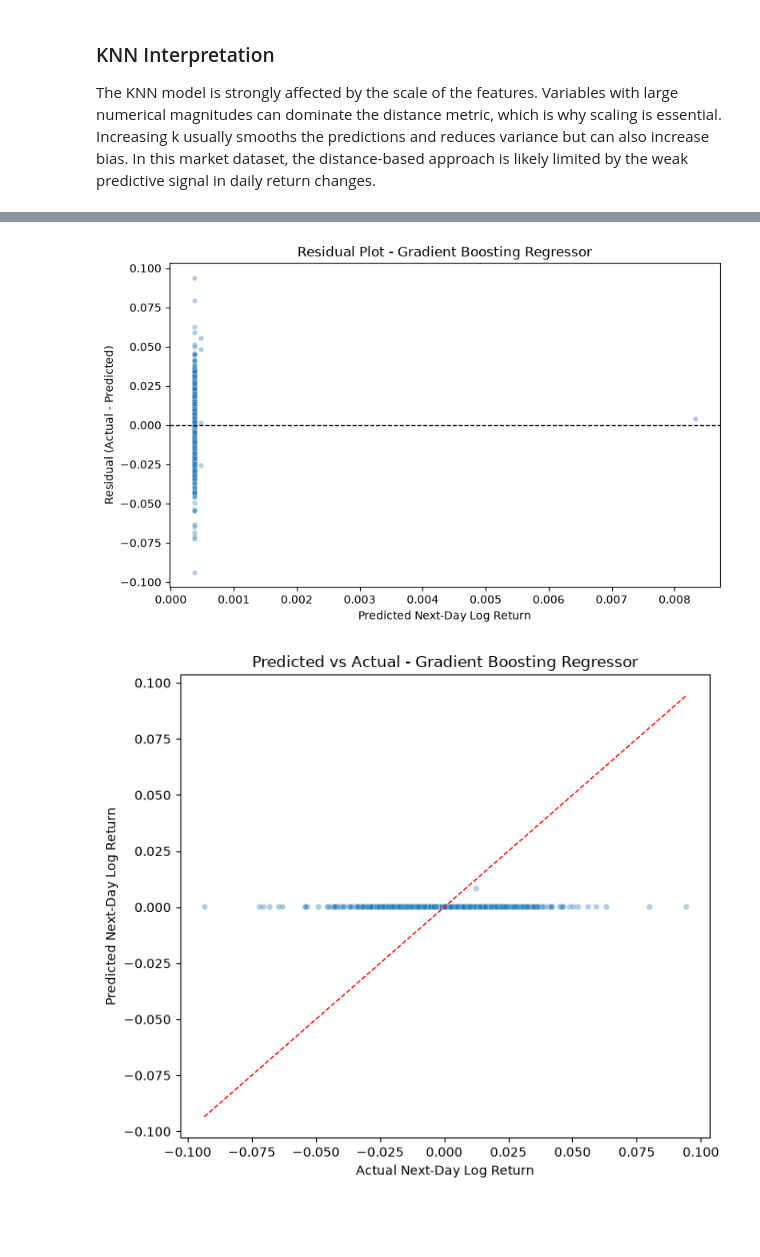
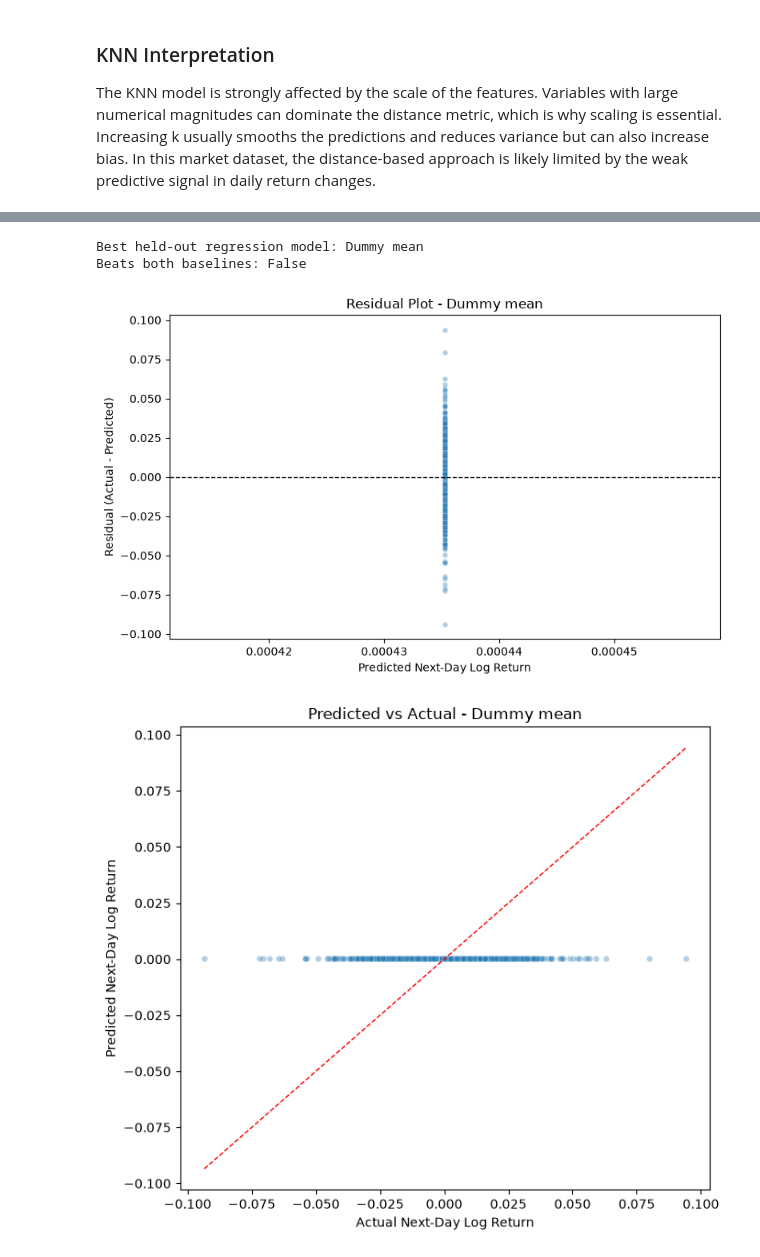
Before and after one commit to Vaishiyy/Stock-Market-Prediction, a Jupyter notebook: Regression.ipynb, the cells around one changed output, grey strips where cells are left out. Cells and saved outputs as stored; diff of their text form; code cells hidden in the pictures; blank space fills up the shorter version.

```diff
--- a/Regression.ipynb
+++ b/Regression.ipynb
@@ -571,36 +547,24 @@ from sklearn.compose import ColumnTransformer
 from sklearn.preprocessing import OneHotEncoder, RobustScaler
 
 numeric_cols = [
-    "Open",
-    "High",
-    "Low",
-    "Close",
-    "Volume",
     "log_return",
     "high_low_range",
     "open_close_change",
     "lag_return_1",
     "lag_return_2",
     "rolling_volatility_5",
-    "volume_change",
-    "ma_5",
-    "price_to_ma5"
+    "volume_change"
 ]
-
 categorical_cols = ["Ticker"]
 
 preprocessor = ColumnTransformer(
     transformers=[
         ("num", RobustScaler(), numeric_cols),
-        ("cat", OneHotEncoder(drop="first", handle_unknown="ignore",
-                              sparse_output=False), categorical_cols)
+        ("cat", OneHotEncoder(drop="first", handle_unknown="ignore", sparse_output=False), categorical_cols)
     ]
 )
 
-# Fit ONLY on training data
 X_train_processed = preprocessor.fit_transform(X_train)
-
-# Use the already-fitted preprocessor on test data
 X_test_processed = preprocessor.transform(X_test)
 
 print("Processed X_train:", X_train_processed.shape)
@@ -1018,32 +957,22 @@ gb_pipe = Pipeline([
     ("preprocess", preprocessor),
     ("model", GradientBoostingRegressor(random_state=42))
 ])
-
 gb_param_grid = {
-    "model__n_estimators": [100, 200, 400],
-    "model__learning_rate": [0.01, 0.05, 0.1],
-    "model__max_depth": [2, 3, 5]
+    "model__n_estimators": [100, 200],
+    "model__learning_rate": [0.05, 0.1],
+    "model__max_depth": [2, 3]
 }
-
-gb_search = GridSearchCV(
-    gb_pipe,
-    gb_param_grid,
-    cv=time_cv,
-    scoring="neg_root_mean_squared_error",
-    n_jobs=-1
-)
+gb_search = GridSearchCV(gb_pipe, gb_param_grid, cv=time_cv, scoring="neg_root_mean_squared_error", n_jobs=-1)
 gb_search.fit(X_train, y_train)
-
 best_gb = gb_search.best_estimator_
 y_pred_gb = best_gb.predict(X_test)
-
 gb_r2 = r2_score(y_test, y_pred_gb)
 gb_rmse = np.sqrt(mean_squared_error(y_test, y_pred_gb))
 gb_mae = mean_absolute_error(y_test, y_pred_gb)
 
 print("Gradient Boosting Regressor")
 print("Best params:", gb_search.best_params_)
-print("R²   :", gb_r2)
+print("R2   :", gb_r2)
 print("RMSE :", gb_rmse)
 print("MAE  :", gb_mae)
 # %% [output]
@@ -1259,43 +1299,50 @@ cv_results.round(6)
 # %%
-# The highest held-out R² model is used for the requested diagnostic plots.
+# The best regression model must beat both baselines to be considered useful.
 best_model_name = model_results.iloc[0]["Model"]
 best_predictions = {
+    "Dummy mean": y_pred_dummy,
+    "Persistence (today's return)": y_pred_persistence,
     "Gradient Boosting Regressor": y_pred_gb,
     "Decision Tree Regressor": y_pred_dt,
     "Random Forest Regressor": y_pred_rf,
     "Linear Regression": y_pred_linear,
     "Ridge Regression": y_pred_ridge,
     "Lasso Regression": y_pred_lasso,
     "ElasticNet Regression": y_pred_elastic,
-    "Polynomial Regression (degree 2)": y_pred_poly2,
+    "Polynomial Ridge (degree 2)": y_pred_poly_ridge,
     "Support Vector Regressor": y_pred_svr,
     "K-Nearest Neighbors Regressor": y_pred_knn
 }
 best_predictions_values = best_predictions[best_model_name]
 residuals = y_test.to_numpy() - best_predictions_values
+
+print("Best held-out regression model:", best_model_name)
+print("Beats both baselines:", bool(model_results.iloc[0]["Beats both baselines"]))
 
 plt.figure(figsize=(8, 5))
 sns.scatterplot(x=best_predictions_values, y=residuals, alpha=0.35, s=22)
 plt.axhline(0, color="black", linestyle="--", linewidth=1)
 plt.title(f"Residual Plot - {best_model_name}")
 plt.xlabel("Predicted Next-Day Log Return")
 plt.ylabel("Residual (Actual - Predicted)")
 plt.tight_layout()
 plt.show()
 
 plt.figure(figsize=(7, 6))
 sns.scatterplot(x=y_test, y=best_predictions_values, alpha=0.35, s=22)
 plot_min = min(y_test.min(), best_predictions_values.min())
 plot_max = max(y_test.max(), best_predictions_values.max())
 plt.plot([plot_min, plot_max], [plot_min, plot_max], color="red", linestyle="--", linewidth=1)
 plt.title(f"Predicted vs Actual - {best_model_name}")
 plt.xlabel("Actual Next-Day Log Return")
 plt.ylabel("Predicted Next-Day Log Return")
 plt.tight_layout()
 plt.show()
 # %% [output]
+Best held-out regression model: Dummy mean
+Beats both baselines: False
-[figure, old version]
+[figure, new version]
-[figure, old version]
+[figure, new version]
 # %%
 # Feature importance for the tree-based model selected for diagnostics.
 importance_estimator = best_gb.named_steps["model"]
```
Also changed, not shown: parts of 40 cells of this notebook.
